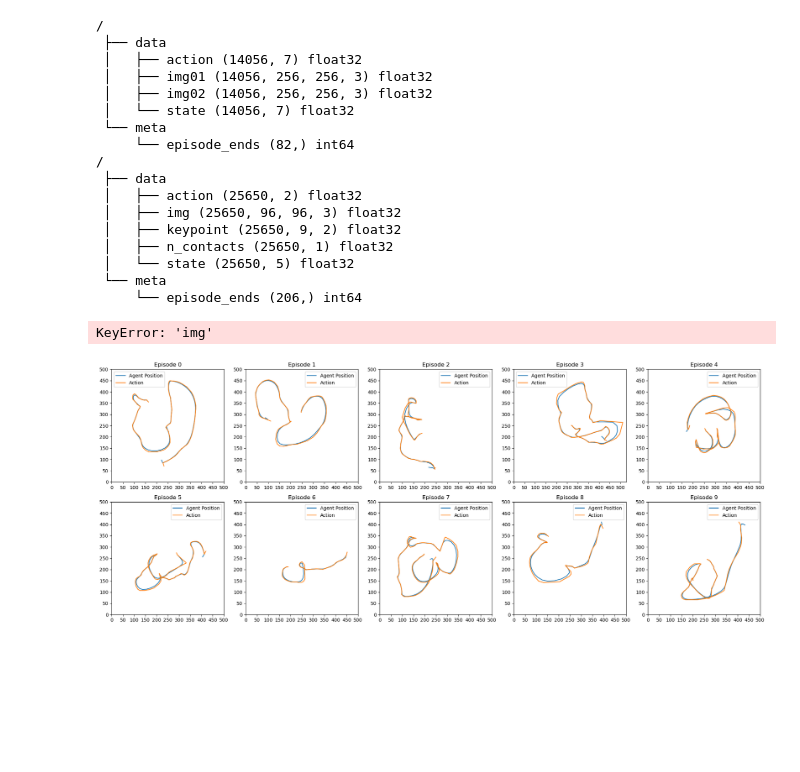
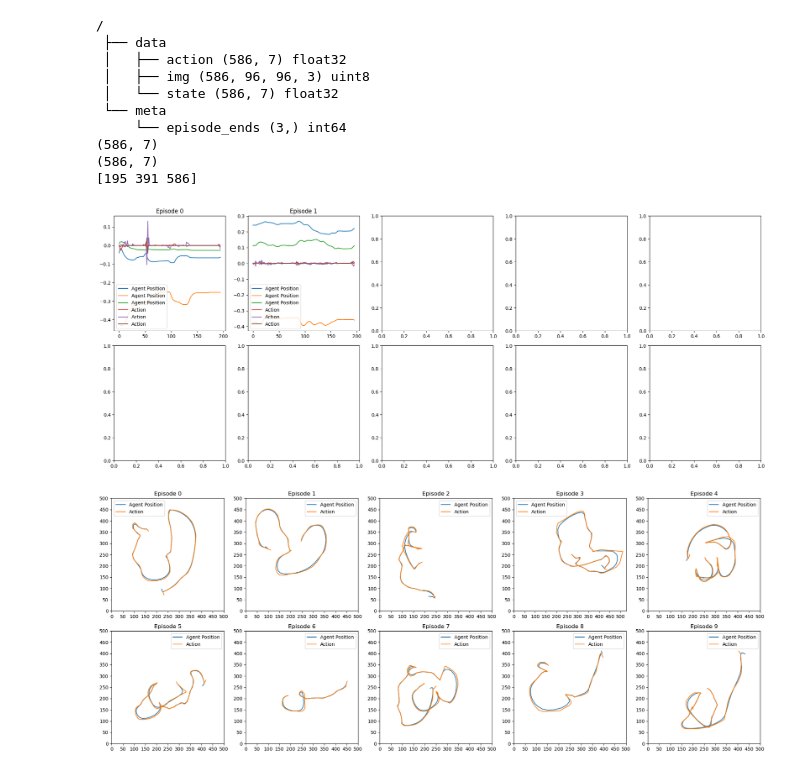
Before and after one commit to vpnasdfghjkl/diffusion, a Jupyter notebook: check_zarr_dataset.ipynb, the cells around one changed output. Cells and saved outputs as stored; diff of their text form; code cells hidden in the pictures; blank space fills up the shorter version.

Commit message:
all info for rosbag

```diff
--- a/check_zarr_dataset.ipynb
+++ b/check_zarr_dataset.ipynb
@@ -5,15 +5,12 @@ import numpy as np
 import matplotlib.pyplot as plt
 
 # draw dataset
-dataset_path = "/home/camille/IL/diffusion_policy/rosbag/2024-8-19/zarr/2024-8-19.zarr"
-dataset1_path = "/home/camille/IL/diffusion_policy/data/pusht/pusht_cchi_v7_replay.zarr"
-dataset_path = "/media/camille/SATA/dataset/pick_place_241021_kcds21f/zarr/pick_place_241021_kcds21f_v2.zarr"
+dataset_path = "/home/lab/hanxiao/dataset/kuavo/task_test/test/zarr/test.zarr"
 dataset_root = zarr.open(dataset_path, 'r')
-dataset1_root = zarr.open(dataset1_path, 'r')
+
 print(dataset_root.tree())
-print(dataset1_root.tree())
 
-train_image_data = dataset_root['data']['img01'][:]
+train_image_data = dataset_root['data']['img'][:]
 train_image_data = np.moveaxis(train_image_data, -1, 1)
 train_data = {
     'agent_pos': dataset_root['data']['state'][:,],
@@ -23,60 +20,47 @@ episode_ends = dataset_root['meta']['episode_ends'][:]
 print(train_data['agent_pos'].shape)
 print(train_data['action'].shape)
 print(episode_ends)
 
-# plot first 10 episodes and record the video
+# Plot first 10 episodes and record the video
 fig, axs = plt.subplots(2, 5, figsize=(20, 8))
 for i in range(2):
     start_idx = 0
     if i > 0:
         start_idx = episode_ends[i-1]
     end_idx = episode_ends[i]
     episode_length = end_idx - start_idx
     ax = axs[i//5, i%5]
     ax.set_title(f"Episode {i}")
-    ax.plot(train_data['agent_pos'][start_idx:end_idx,:3], label='Agent Position')
-    ax.plot(train_data['action'][start_idx:end_idx,:3], label='Action')
-    # 保证每张图之间的x轴刻度一致,y轴刻度一致,y轴一格为50。而且每个图的50长度是一样的
-    # ax.set_xticks(np.arange(0, 512, 50))
-    # ax.set_yticks(np.arange(0, 512, 50))
-    # ax.set_aspect('equal')
+    ax.plot(train_data['agent_pos'][start_idx:end_idx, :3], label='Agent Position')
+    ax.plot(train_data['action'][start_idx:end_idx, :3], label='Action')
     ax.legend()
 
     # Extract frames from train_image_data
     frames = train_image_data[start_idx:end_idx]
     frames = np.moveaxis(frames, 1, -1)
     frames = (frames).astype(np.uint8)
-    # Write frames to a video file
 
-    video_path = f"episode_{i}.avi"
-    out = cv2.VideoWriter(video_path, cv2.VideoWriter_fourcc(*'DIVX'), 10, (256, 256))
+    # Write frames to a video file in MP4 format
+    video_path = f"episode_{i}.mp4"
+    out = cv2.VideoWriter(video_path, cv2.VideoWriter_fourcc(*'mp4v'), 10, (96, 96))
     for frame in frames:
         out.write(cv2.cvtColor(frame, cv2.COLOR_RGB2BGR))
     out.release()
 
-
-
 plt.tight_layout()
 plt.show()
 # %% [output]
 /
  ├── data
- │   ├── action (14056, 7) float32
- │   ├── img01 (14056, 256, 256, 3) float32
- │   ├── img02 (14056, 256, 256, 3) float32
- │   └── state (14056, 7) float32
+ │   ├── action (586, 7) float32
+ │   ├── img (586, 96, 96, 3) uint8
+ │   └── state (586, 7) float32
  └── meta
-     └── episode_ends (82,) int64
-/
- ├── data
- │   ├── action (25650, 2) float32
- │   ├── img (25650, 96, 96, 3) float32
- │   ├── keypoint (25650, 9, 2) float32
- │   ├── n_contacts (25650, 1) float32
- │   └── state (25650, 5) float32
- └── meta
-     └── episode_ends (206,) int64
+     └── episode_ends (3,) int64
+(586, 7)
+(586, 7)
+[195 391 586]
-KeyError: 'img'
+[figure, added]
 # %%
 import cv2
 import zarr
```
Also changed, not shown: 3 other files.
